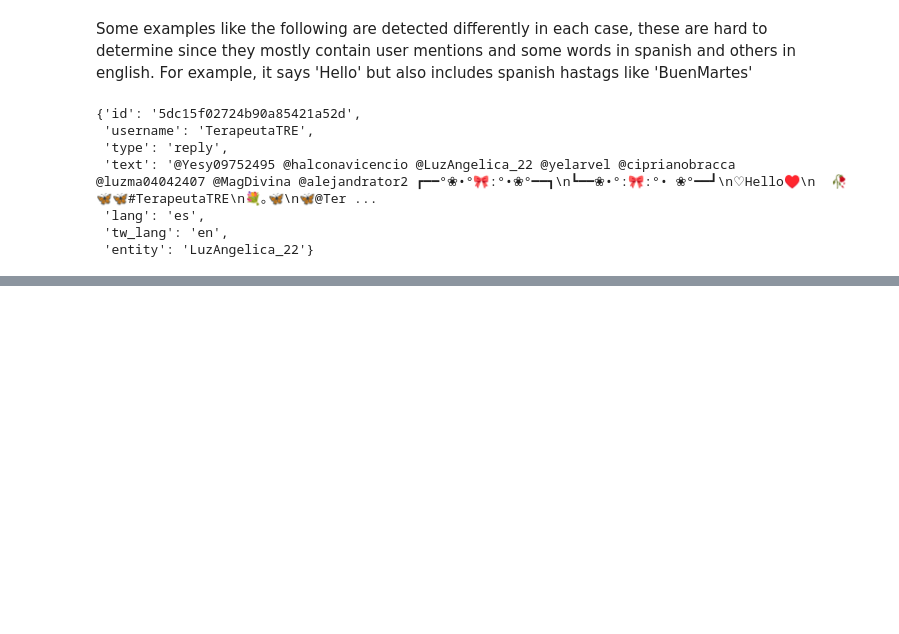
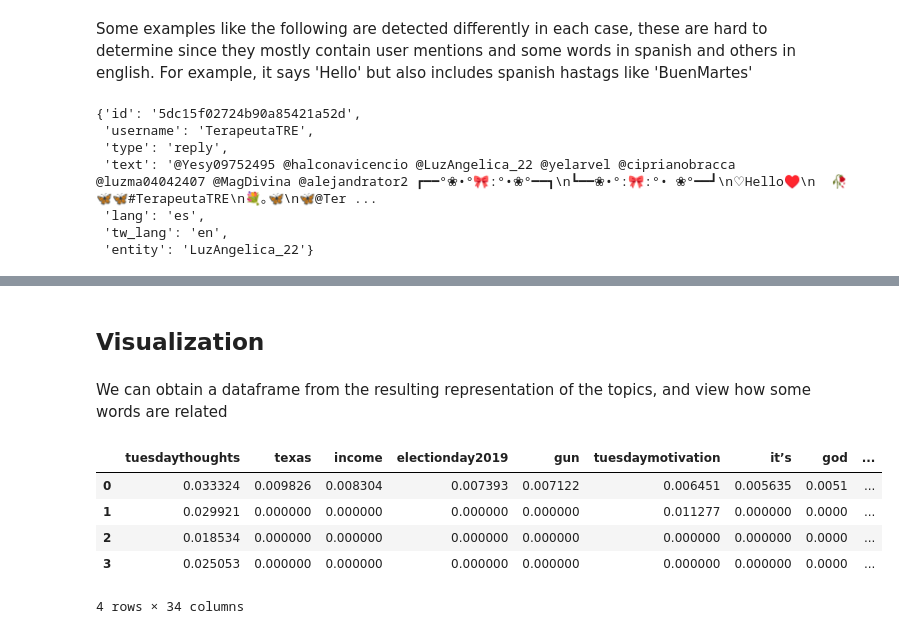
Before and after one commit to sbernal93/bda-project, a Jupyter notebook: lab2/SantiagoBernal-Lab2-BDA.ipynb, the cells around one changed output, grey strips where cells are left out. Saved outputs shown, nothing was run; the diff lists cells and outputs as text; code cells hidden in the pictures; blank space fills up the shorter version.

```diff
--- a/lab2/SantiagoBernal-Lab2-BDA.ipynb
+++ b/lab2/SantiagoBernal-Lab2-BDA.ipynb
@@ -627,0 +726,17 @@ Storing data in MongoDB is very simple, as we don't have to worry about formatti
+# %% [markdown]
+## Visualization
+# %% [markdown]
+We can obtain a dataframe from the resulting representation of the topics, and view how some words are related
+# %%
+data_lda = {i: OrderedDict(lda.show_topic(i,10)) for i in range(total_topics)}
+df_lda = pd.DataFrame(data_lda)
+df_lda = df_lda.fillna(0).T
+#print(df_lda.shape)
+df_lda
+# %% [output]
+|  | tuesdaythoughts | texas | income | electionday2019 | gun | tuesdaymotivation | it’s | god | ... |
+| 0 | 0.033324 | 0.009826 | 0.008304 | 0.007393 | 0.007122 | 0.006451 | 0.005635 | 0.0051 | ... |
+| 1 | 0.029921 | 0.000000 | 0.000000 | 0.000000 | 0.000000 | 0.011277 | 0.000000 | 0.0000 | ... |
+| 2 | 0.018534 | 0.000000 | 0.000000 | 0.000000 | 0.000000 | 0.000000 | 0.000000 | 0.0000 | ... |
+| 3 | 0.025053 | 0.000000 | 0.000000 | 0.000000 | 0.000000 | 0.000000 | 0.000000 | 0.0000 | ... |
+4 rows × 34 columns
```
Also changed, not shown: parts of 41 cells of this notebook.
